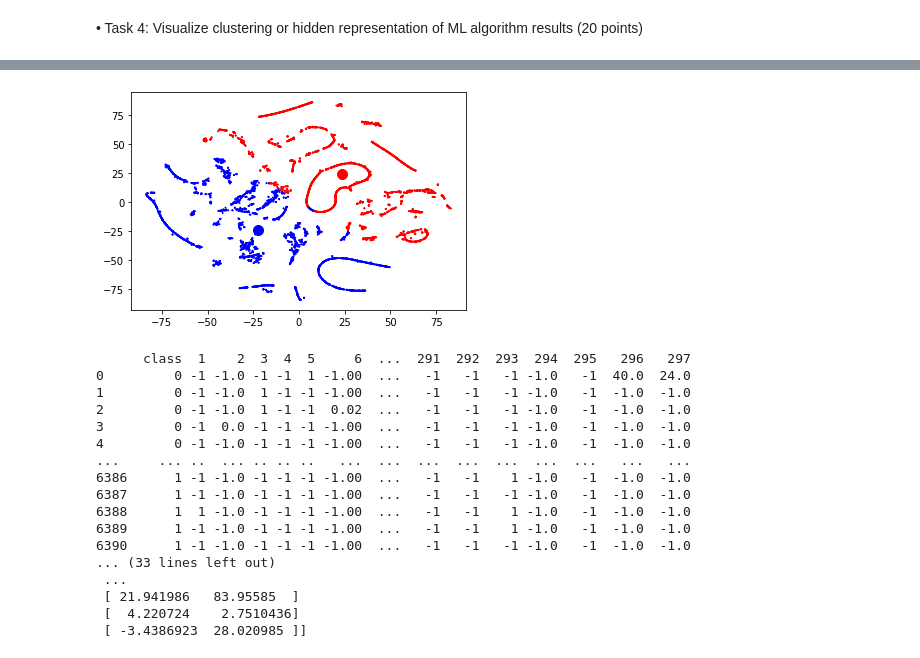
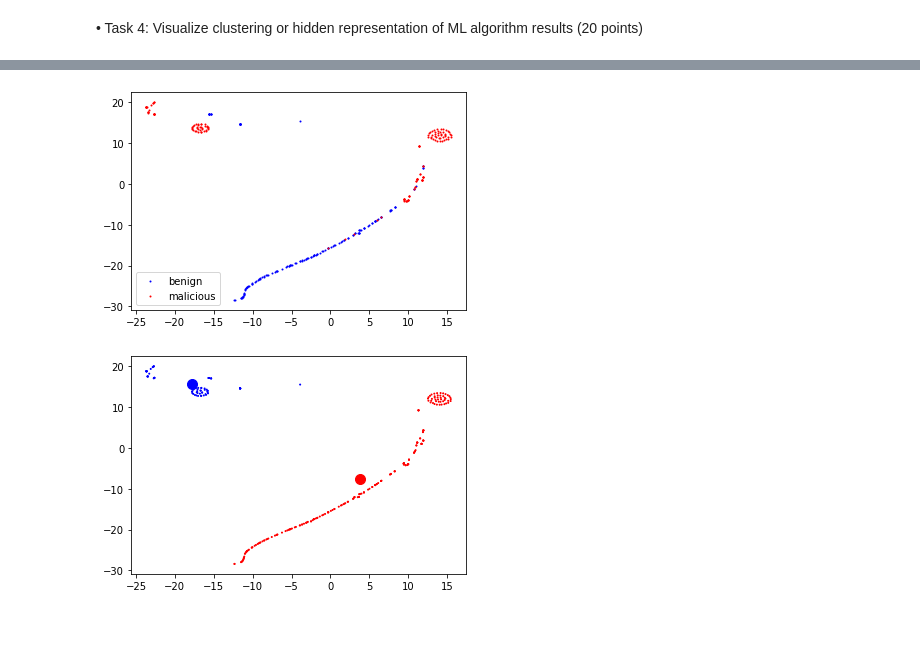
Before and after one commit to hongzzi-zzi/bigdatasecurity_final, a Jupyter notebook: 빅보_최종.ipynb, the cells around one changed output, grey strips where cells are left out. Saved outputs shown, nothing was run; the diff lists cells and outputs as text; code cells hidden in the pictures; blank space fills up the shorter version.

```diff
--- a/빅보_최종.ipynb
+++ b/빅보_최종.ipynb
@@ -260,7 +222,7 @@ RandomForestClassifier prediction score: 1.0
 # %%
 #data with Fixed length
 #TSNE
-tsne = TSNE(n_components=2,random_state=10,learning_rate=100,perplexity=30)
+tsne = TSNE(n_components=2)
 Xf_2d=tsne.fit_transform(Xf)
 for i,c,l in zip([0,1],['b','r'],['benign','malicious']):
   plt.scatter(Xf_2d[Yf==i,0],Xf_2d[Yf==i,1],c=c,label=l,s=1)
@@ -269,4 +231,17 @@ for i,c,l in zip([0,1],['b','r'],['benign','malicious']):
 
 plt.legend()
 plt.show()
+
+#data with Fixed length
+#K-Means Clustering
+dataK=pd.DataFrame.copy(data)
+Xf_2d2=Xf_2d
+
+dataK['cluster'] = k_means.fit_predict(Xf_2d2)
+
+plt.scatter(Xf_2d2[:,0], Xf_2d2[:,1], c=dataK.cluster.map({0:'b', 1:'r'}),s=1)
+plt.scatter(k_means.cluster_centers_[0, 0], k_means.cluster_centers_[0, 1], s=100, c='b')
+plt.scatter(k_means.cluster_centers_[1, 0], k_means.cluster_centers_[1, 1], s=100, c='r')
+
+plt.show()
 # %% [output]
@@ -274,40 +250,29 @@ plt.show()
 # %%
-#data with Fixed length
+#data with Variable length
+#TSNE
+tsne = TSNE(n_components=2)
+X_2d2=tsne.fit_transform(X)
+for i,c,l in zip([0,1],['b','r'],['benign','malicious']):
+  plt.scatter(X_2d2[Y==i,0],X_2d2[Y==i,1],c=c,label=l,s=1)
+  #Convert x value with (Y==0) to x, y value with (Y==0) to y
+  #Convert x value with (Y==1) to x, y value with (Y==1) to y
+
+plt.legend()
+plt.show()
+
+#data with Variable length
 #K-Means Clustering
-dataK=pd.DataFrame.copy(data)
-Xf_2d2=Xf_2d
+data_df = pd.DataFrame(padded_files)
+dataK2=pd.DataFrame.copy(data_df)
+X_2dd2=X_2d2
 
-dataK['cluster'] = k_means.fit_predict(Xf_2d2)
+dataK2['cluster'] = k_means.fit_predict(X_2dd2)
 
-plt.scatter(Xf_2d2[:,0], Xf_2d2[:,1], c=dataK.cluster.map({0:'b', 1:'r'}),s=1)
+plt.scatter(X_2dd2[:,0], X_2dd2[:,1], c=dataK2.cluster.map({0:'b', 1:'r'}),s=1)
 plt.scatter(k_means.cluster_centers_[0, 0], k_means.cluster_centers_[0, 1], s=100, c='b')
 plt.scatter(k_means.cluster_centers_[1, 0], k_means.cluster_centers_[1, 1], s=100, c='r')
 
 plt.show()
 # %% [output]
-[figure, old version]
+[figure, new version]
+[figure, added]
-# %%
-print(data)
-print(dataK)
-
-print(Xf)
-print(Xf_2d)
-print(Xf_2d2)
-# %% [output]
-      class  1    2  3  4  5     6  ...  291  292  293  294  295   296   297
-0         0 -1 -1.0 -1 -1  1 -1.00  ...   -1   -1   -1 -1.0   -1  40.0  24.0
-1         0 -1 -1.0  1 -1 -1 -1.00  ...   -1   -1   -1 -1.0   -1  -1.0  -1.0
-2         0 -1 -1.0  1 -1 -1  0.02  ...   -1   -1   -1 -1.0   -1  -1.0  -1.0
-3         0 -1  0.0 -1 -1 -1 -1.00  ...   -1   -1   -1 -1.0   -1  -1.0  -1.0
-4         0 -1 -1.0 -1 -1 -1 -1.00  ...   -1   -1   -1 -1.0   -1  -1.0  -1.0
-...     ... ..  ... .. .. ..   ...  ...  ...  ...  ...  ...  ...   ...   ...
-6386      1 -1 -1.0 -1 -1 -1 -1.00  ...   -1   -1    1 -1.0   -1  -1.0  -1.0
-6387      1 -1 -1.0 -1 -1 -1 -1.00  ...   -1   -1   -1 -1.0   -1  -1.0  -1.0
-6388      1  1 -1.0 -1 -1 -1 -1.00  ...   -1   -1    1 -1.0   -1  -1.0  -1.0
-6389      1 -1 -1.0 -1 -1 -1 -1.00  ...   -1   -1    1 -1.0   -1  -1.0  -1.0
-6390      1 -1 -1.0 -1 -1 -1 -1.00  ...   -1   -1   -1 -1.0   -1  -1.0  -1.0
-... (33 lines left out)
- ...
- [ 21.941986   83.95585  ]
- [  4.220724    2.7510436]
- [ -3.4386923  28.020985 ]]
```
Also changed, not shown: parts of 17 cells of this notebook.
